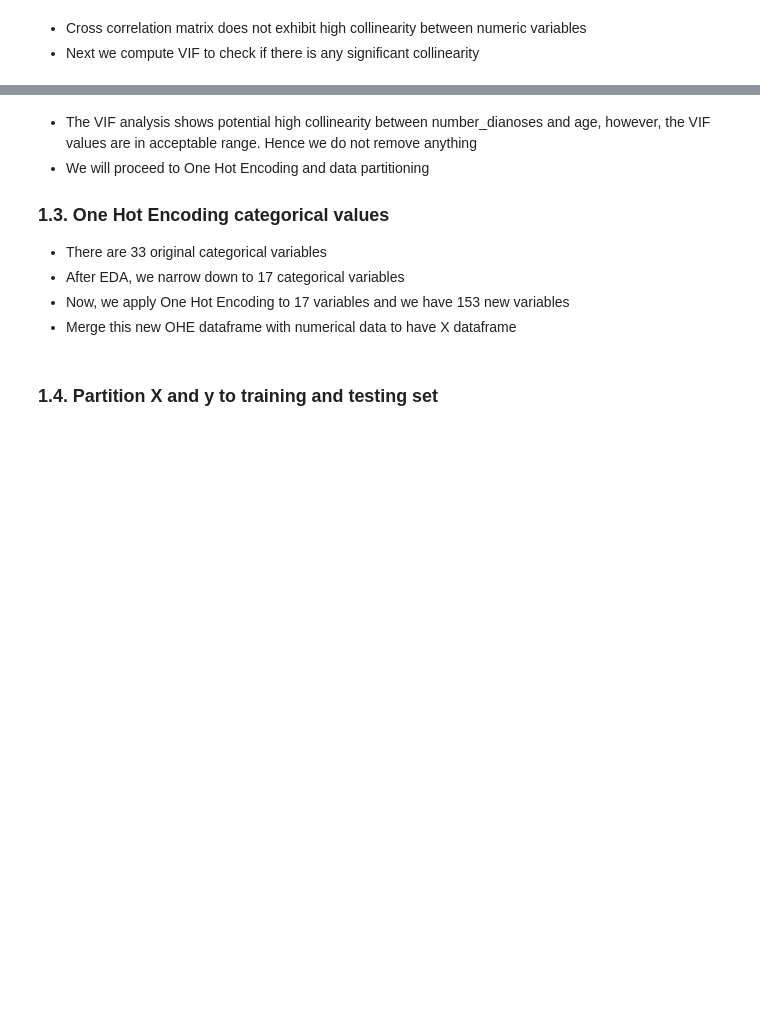
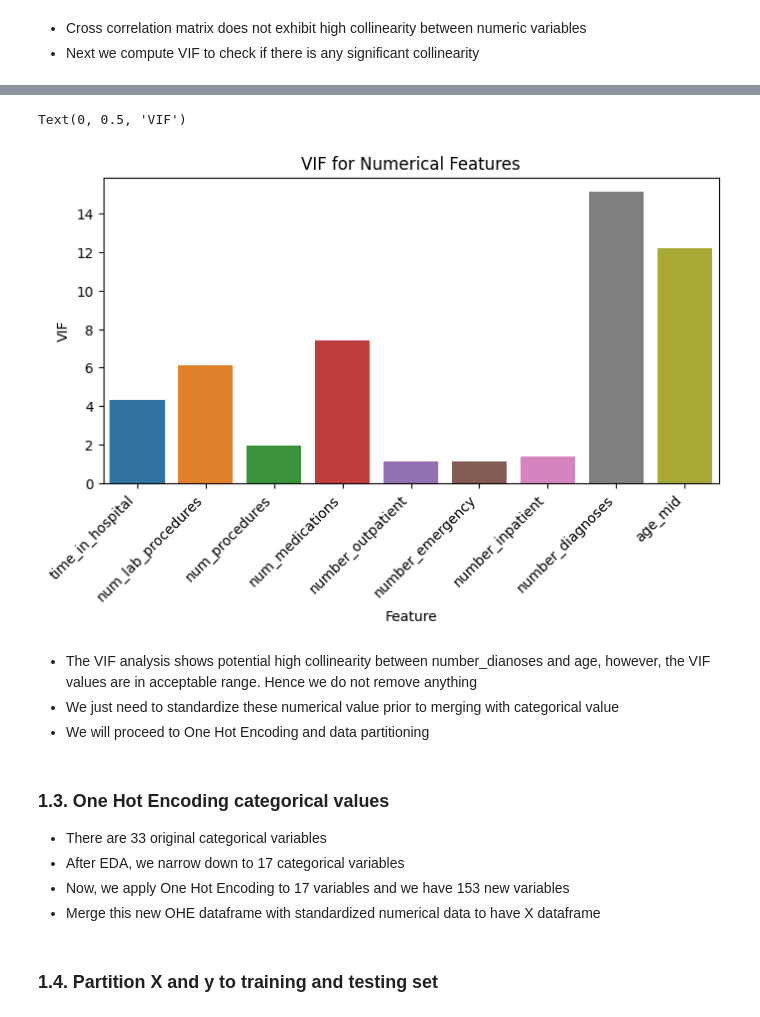
Before and after one commit to vuminhtue/Kaggle, a Jupyter notebook: Python_Diabetic/code/eda_diabetic_data.ipynb, the cells around one changed output, grey strips where cells are left out. Cells and saved outputs as stored; diff of their text form; code cells hidden in the pictures; blank space fills up the shorter version.

```diff
--- a/Python_Diabetic/code/eda_diabetic_data.ipynb
+++ b/Python_Diabetic/code/eda_diabetic_data.ipynb
@@ -225,10 +271,21 @@ vif_data
+# %%
+plt.figure(figsize=(8, 4))
+ax = sns.barplot(data=vif_data,x="Feature",y="VIF")
+plt.title("VIF for Numerical Features")
+plt.xticks(rotation=45,ha="right")
+plt.ylabel("VIF")
+# %% [output]
+Text(0, 0.5, 'VIF')
+[figure, added]
+# %% [markdown]
+- The VIF analysis shows potential high collinearity between number_dianoses and age, however, the VIF values are in acceptable range. Hence we do not remove anything
+- We just need to standardize these numerical value prior to merging with categorical value
+- We will proceed to One Hot Encoding and data partitioning
 # %% [markdown]
-- The VIF analysis shows potential high collinearity between number_dianoses and age, however, the VIF values are in acceptable range. Hence we do not remove anything
-- We will proceed to One Hot Encoding and data partitioning
 ### 1.3. One Hot Encoding categorical values
 - There are 33 original categorical variables
 - After EDA, we narrow down to 17 categorical variables
 - Now, we apply One Hot Encoding to 17 variables and we have 153 new variables
-- Merge this new OHE dataframe with numerical data to have X dataframe
+- Merge this new OHE dataframe with standardized numerical data to have X dataframe
 # %%
 df_cat_keep = df_cat_keep.astype(str)
```
Also changed, not shown: parts of 32 cells of this notebook, 6 other files.
